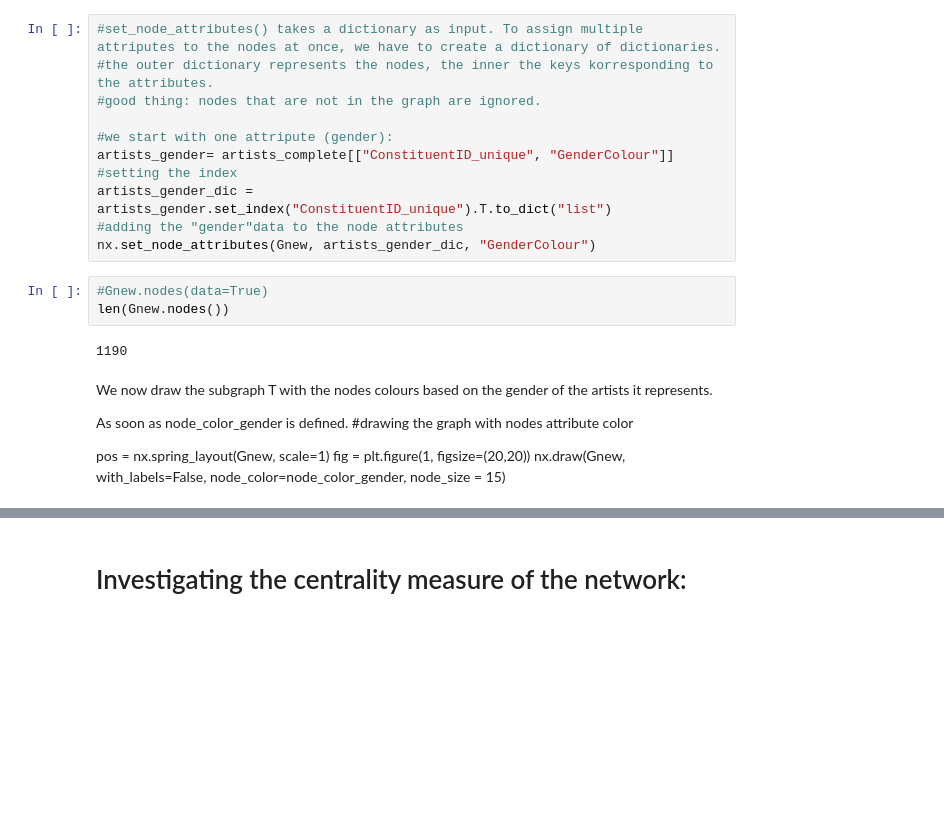
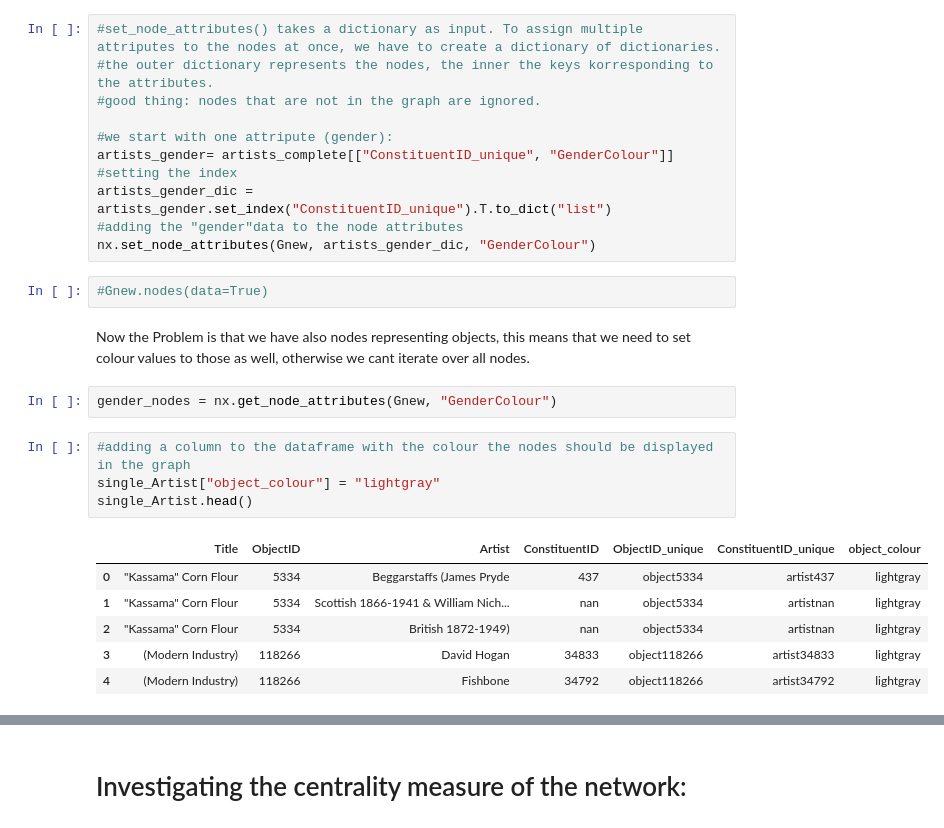
Before and after one commit to NorLins/Python_Course, a Jupyter notebook: Ass4.ipynb, the cells around one changed output, grey strips where cells are left out. Cells and saved outputs as stored; diff of their text form; blank space fills up the shorter version.

Commit message:
Dying with nodes/edges

```diff
--- a/Ass4.ipynb
+++ b/Ass4.ipynb
@@ -705,15 +708,18 @@ artists_gender_dic = artists_gender.set_index("ConstituentID_unique").T.to_dict(
 nx.set_node_attributes(Gnew, artists_gender_dic, "GenderColour")
 # %%
 #Gnew.nodes(data=True)
-len(Gnew.nodes())
-# %% [output]
-1190
-# %% [markdown]
-We now draw the subgraph T with the nodes colours based on the gender of the artists it represents.
-
-As soon as node_color_gender is defined.
-#drawing the graph with nodes attribute color
-
-pos = nx.spring_layout(Gnew, scale=1)
-fig = plt.figure(1, figsize=(20,20))
-nx.draw(Gnew, with_labels=False, node_color=node_color_gender, node_size = 15)
+# %% [markdown]
+Now the Problem is that we have also nodes representing objects, this means that we need to set colour values to those as well, otherwise we cant iterate over all nodes.
+# %%
+gender_nodes = nx.get_node_attributes(Gnew, "GenderColour")
+# %%
+#adding a column to the dataframe with the colour the nodes should be displayed in the graph
+single_Artist["object_colour"] = "lightgray"
+single_Artist.head()
+# %% [output]
+|  | Title | ObjectID | Artist | ConstituentID | ObjectID_unique | ConstituentID_unique | object_colour |
+| 0 | "Kassama" Corn Flour | 5334 | Beggarstaffs (James Pryde | 437 | object5334 | artist437 | lightgray |
+| 1 | "Kassama" Corn Flour | 5334 | Scottish 1866-1941 & William Nich... | nan | object5334 | artistnan | lightgray |
+| 2 | "Kassama" Corn Flour | 5334 | British 1872-1949) | nan | object5334 | artistnan | lightgray |
+| 3 | (Modern Industry) | 118266 | David Hogan | 34833 | object118266 | artist34833 | lightgray |
+| 4 | (Modern Industry) | 118266 | Fishbone | 34792 | object118266 | artist34792 | lightgray |
```
Also changed, not shown: parts of 32 cells of this notebook, 1 other file.
